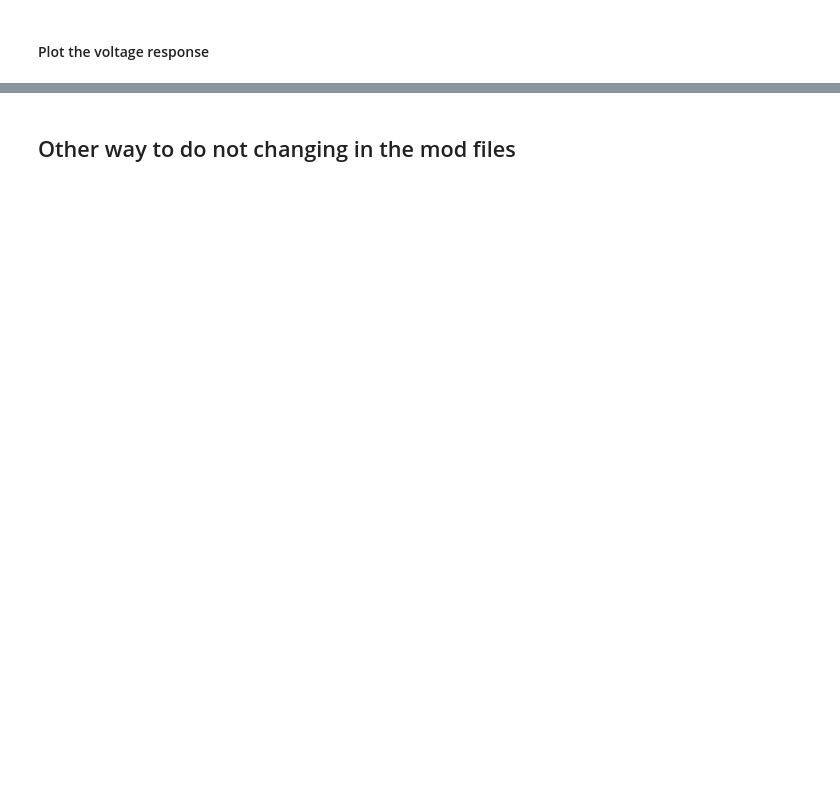
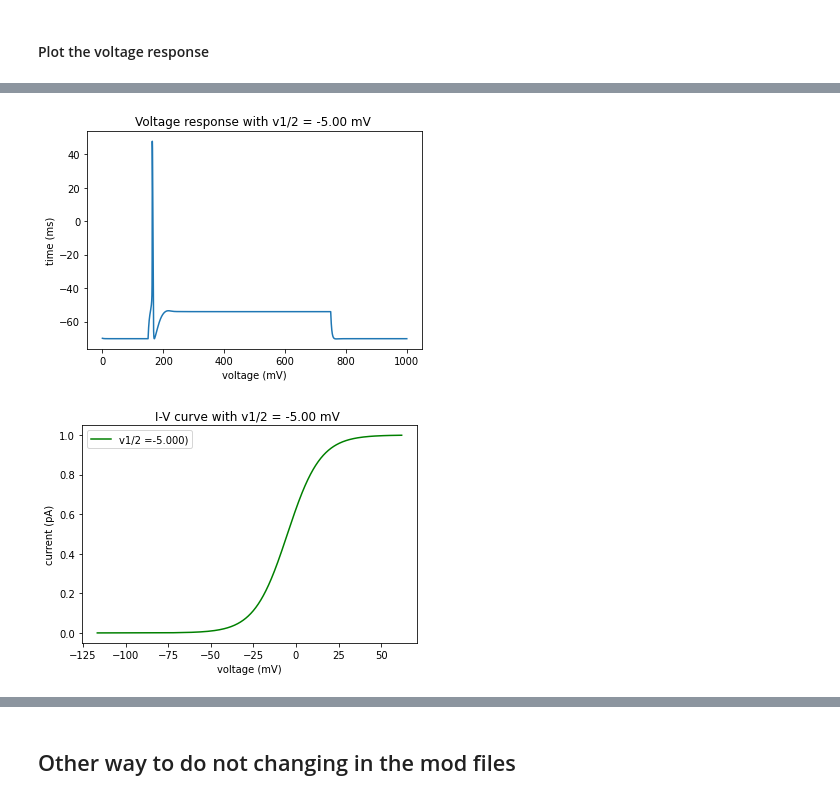
Before and after one commit to AlbrechtAlice/In-Silico-Neuroscience, a Jupyter notebook: Week3_HomeWork.ipynb, the cells around one changed output, grey strips where cells are left out. Cells and saved outputs as stored; diff of their text form; code cells hidden in the pictures; blank space fills up the shorter version.

```diff
--- a/Week3_HomeWork.ipynb
+++ b/Week3_HomeWork.ipynb
@@ -475,0 +512,6 @@ def plot_I_V_curve(vhalf):
+# %%
+plot_voltage_response(-5)
+plot_I_V_curve(-5)
+# %% [output]
+[figure, added]
+[figure, added]
```
Also changed, not shown: parts of 27 cells of this notebook.
